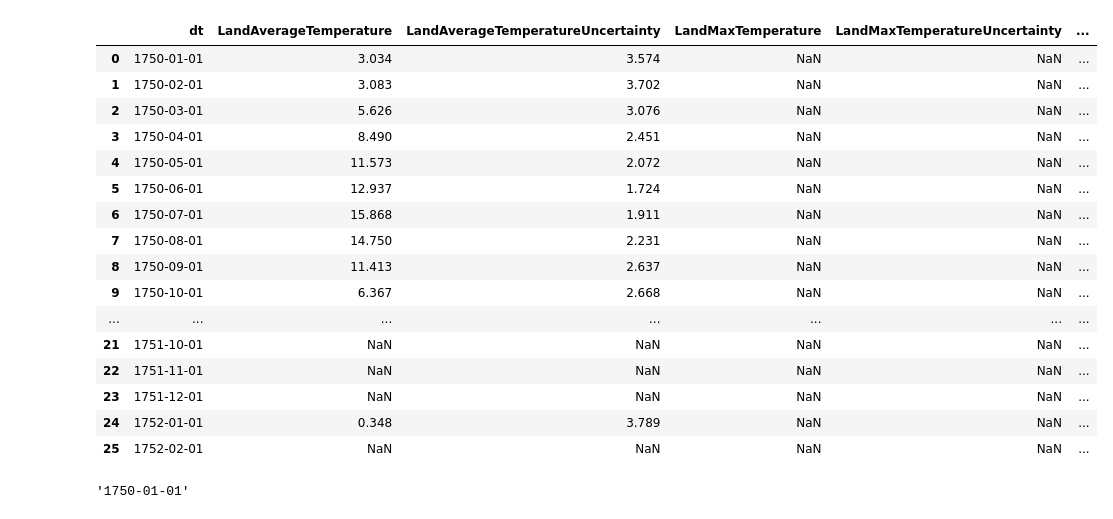
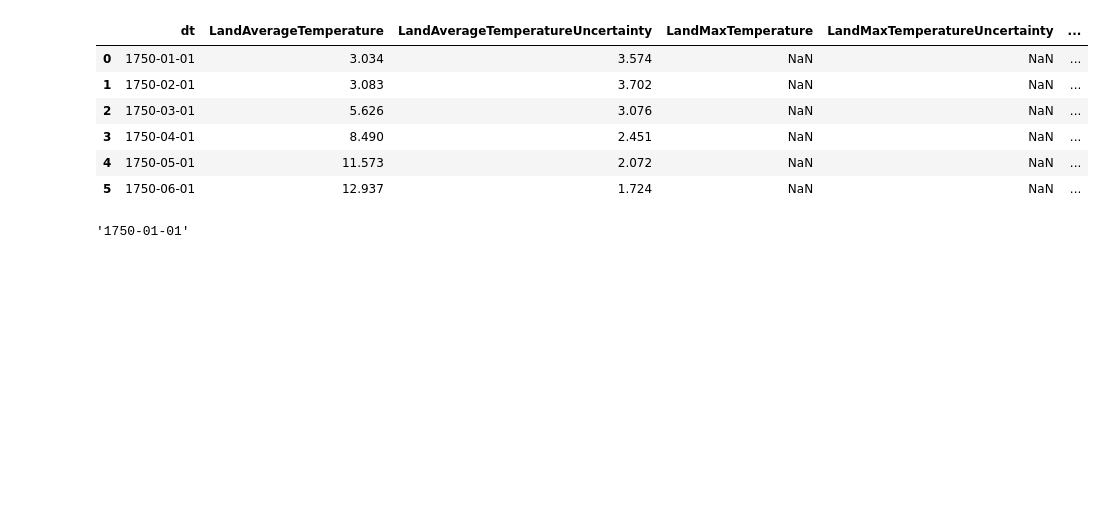
Before and after one commit to ijssaggu/ECE225A-Is-Climate-Change-Real, a Jupyter notebook: Data Analysis and Visualization.ipynb, the cells around one changed output. Drawn from its saved outputs; the diff is of its cells as text; code cells hidden in the pictures; blank space fills up the shorter version.

```diff
--- a/Data Analysis and Visualization.ipynb
+++ b/Data Analysis and Visualization.ipynb
@@ -3,27 +3,17 @@ import pandas as pd
 import numpy as np
 import matplotlib.pyplot as plt
 # %%
-data = pd.read_csv('GlobalTemperatures.csv')
+data = pd.read_csv('data/GlobalTemperatures.csv')
 # %%
-data.loc[:25]
+data.loc[:5]
 # %% [output]
 |  | dt | LandAverageTemperature | LandAverageTemperatureUncertainty | LandMaxTemperature | LandMaxTemperatureUncertainty | ... |
 | 0 | 1750-01-01 | 3.034 | 3.574 | NaN | NaN | ... |
 | 1 | 1750-02-01 | 3.083 | 3.702 | NaN | NaN | ... |
 | 2 | 1750-03-01 | 5.626 | 3.076 | NaN | NaN | ... |
 | 3 | 1750-04-01 | 8.490 | 2.451 | NaN | NaN | ... |
 | 4 | 1750-05-01 | 11.573 | 2.072 | NaN | NaN | ... |
 | 5 | 1750-06-01 | 12.937 | 1.724 | NaN | NaN | ... |
-| 6 | 1750-07-01 | 15.868 | 1.911 | NaN | NaN | ... |
-| 7 | 1750-08-01 | 14.750 | 2.231 | NaN | NaN | ... |
-| 8 | 1750-09-01 | 11.413 | 2.637 | NaN | NaN | ... |
-| 9 | 1750-10-01 | 6.367 | 2.668 | NaN | NaN | ... |
-| ... | ... | ... | ... | ... | ... | ... |
-| 21 | 1751-10-01 | NaN | NaN | NaN | NaN | ... |
-| 22 | 1751-11-01 | NaN | NaN | NaN | NaN | ... |
-| 23 | 1751-12-01 | NaN | NaN | NaN | NaN | ... |
-| 24 | 1752-01-01 | 0.348 | 3.789 | NaN | NaN | ... |
-| 25 | 1752-02-01 | NaN | NaN | NaN | NaN | ... |
 # %%
 dates = data['dt']
 # %%
```
Also changed, not shown: parts of 12 cells of this notebook, 1 other file.
